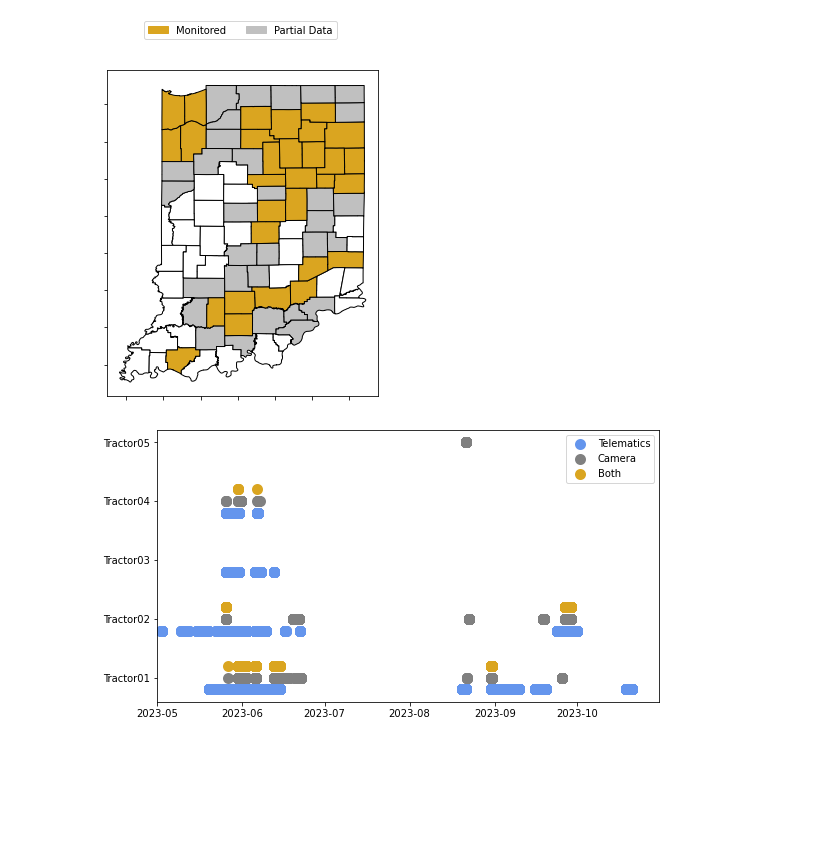
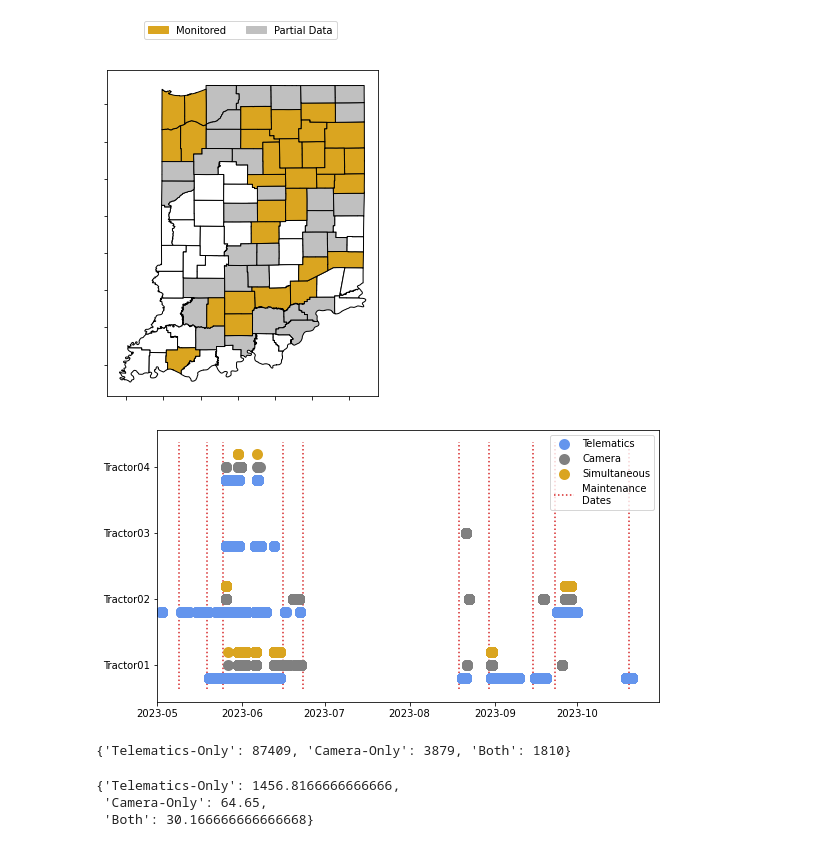
Before and after one commit to tjwieg/MS_thesis, a Jupyter notebook: plots/unify_gps.ipynb, the cells around one changed output. Saved outputs shown, nothing was run; the diff lists cells and outputs as text; code cells hidden in the pictures; blank space fills up the shorter version.

Commit message:
added 2024 data

```diff
--- a/plots/unify_gps.ipynb
+++ b/plots/unify_gps.ipynb
@@ -1,10 +1,12 @@
 # %%
+from datetime import datetime
+
 apalis = {
     "alpha": ["/home/tjw/Downloads/apalis/GPS-alpha01.csv", "/home/tjw/Downloads/apalis/GPS-alpha02.csv", "/home/tjw/Downloads/apalis/GPS-zeta01.csv", "/home/tjw/Downloads/apalis/GPS-zeta02.csv", "/home/tjw/Downloads/apalis/GPS-zeta03.csv"],
     "beta": ["/home/tjw/Downloads/apalis/GPS-beta01.csv", "/home/tjw/Downloads/apalis/GPS-eta02.csv"],
     "gamma": ["/home/tjw/Downloads/apalis/GPS-gamma01.csv"],
     "delta": ["/home/tjw/Downloads/apalis/GPS-delta01.csv"],
-    "epsilon": [],
+    #"epsilon": [],
     #"zeta": [],
     #"eta": []
 }
@@ -12,12 +14,25 @@ apalis = {
 gopro = {
     "alpha": ["/home/tjw/Documents/gopro/alpha_json", "/home/tjw/Documents/gopro/zeta_json"],
     "beta": ["/home/tjw/Documents/gopro/beta_json", "/home/tjw/Documents/gopro/eta_json"],
-    "gamma": ["/home/tjw/Documents/gopro/gamma_json"],
+    "gamma": ["/home/tjw/Documents/gopro/gamma_json", "/home/tjw/Documents/gopro/epsilon_json"],
     "delta": ["/home/tjw/Documents/gopro/delta_json"],
-    "epsilon": ["/home/tjw/Documents/gopro/epsilon_json"],
+    #"epsilon": [],
     #"zeta": [],
     #"eta": []
 }
+
+maintenance = [ # all the dates of data swaps
+    datetime(2023,5,9),
+    datetime(2023,5,19),
+    datetime(2023,5,25),
+    datetime(2023,6,16),
+    datetime(2023,6,23),
+    datetime(2023,8,19),
+    datetime(2023,8,30),
+    datetime(2023,9,15),
+    datetime(2023,9,23),
+    datetime(2023,10,20)
+]
 # %%
 from datetime import datetime
 
@@ -230,30 +232,65 @@ ax.set_aspect(1.0)
 # %% [output]
 [figure]
 # %%
+import matplotlib.pyplot as plt
 x= {}
 fig = plt.figure()
 
 i = 0
 for tractor in tractors:
     # IsoBlue Data
     x[tractor] = [unstamp(date) for date in a_data[tractor]["stamps"]]
     blue = plt.scatter(x[tractor], [i-0.2 for _ in x[tractor]], color="cornflowerblue", linewidths=5, label="Telematics")
 
     # GoPro Data
     x[tractor] = [unstamp(date) for date in g_data[tractor]["stamps"]]
     grey = plt.scatter(x[tractor], [i for _ in x[tractor]], color="grey", linewidths=5, label="Camera")
 
     # Both data
     x[tractor] = [unstamp(date) for date in u_data[tractor]["stamps"]]
     gold = plt.scatter(x[tractor], [i+0.2 for _ in x[tractor]], color="goldenrod", linewidths=5, label="Both")
 
     i += 1
 
-plt.legend([blue, grey, gold], ["Telematics", "Camera", "Both"])
+bot, top = plt.ylim()
+red = plt.vlines(maintenance, ymin=bot, ymax=top, colors="tab:red", linestyles="dotted", zorder=0)
+
+plt.legend([blue, grey, gold, red], ["Telematics", "Camera", "Simultaneous", "Maintenance\nDates"])
 inum = [i for i in range(len(x))]
 plt.yticks(ticks=inum, labels=[f"Tractor{i+1:02}" for i in inum])
 fig.set_size_inches(9,5)
 plt.xlim(datetime(2023, 5, 1), datetime(2023, 10, 31))
 plt.show()
 # %% [output]
-[figure, old version]
+[figure, new version]
+# %%
+minutes = {
+    "Telematics-Only": 0,
+    "Camera-Only": 0,
+    "Both": 0
+}
+
+for tractor in tractors:
+    for date in inany(a_data[tractor]["stamps"], g_data[tractor]["stamps"]):
+        if date in u_data[tractor]["stamps"]:
+            minutes["Both"] += 1
+        elif date in a_data[tractor]["stamps"]:
+            minutes["Telematics-Only"] += 1
+        else:
+            minutes["Camera-Only"] += 1
+
+minutes
+# %% [output]
+{'Telematics-Only': 87409, 'Camera-Only': 3879, 'Both': 1810}
+# %%
+hours = {
+    "Telematics-Only": minutes["Telematics-Only"]/60,
+    "Camera-Only": minutes["Camera-Only"]/60,
+    "Both": minutes["Both"]/60
+}
+
+hours
+# %% [output]
+{'Telematics-Only': 1456.8166666666666,
+ 'Camera-Only': 64.65,
+ 'Both': 30.166666666666668}
```
Also changed, not shown: parts of 2 cells of this notebook, 9 other files.
